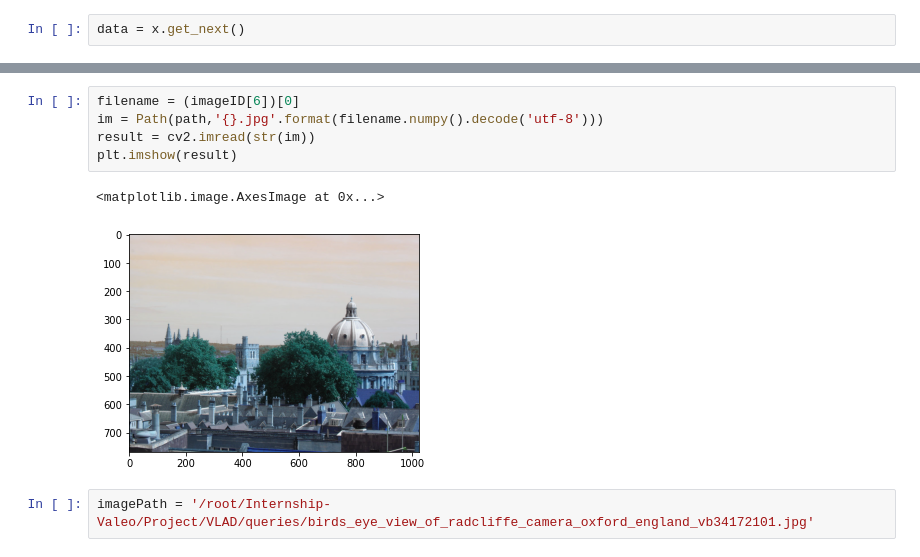
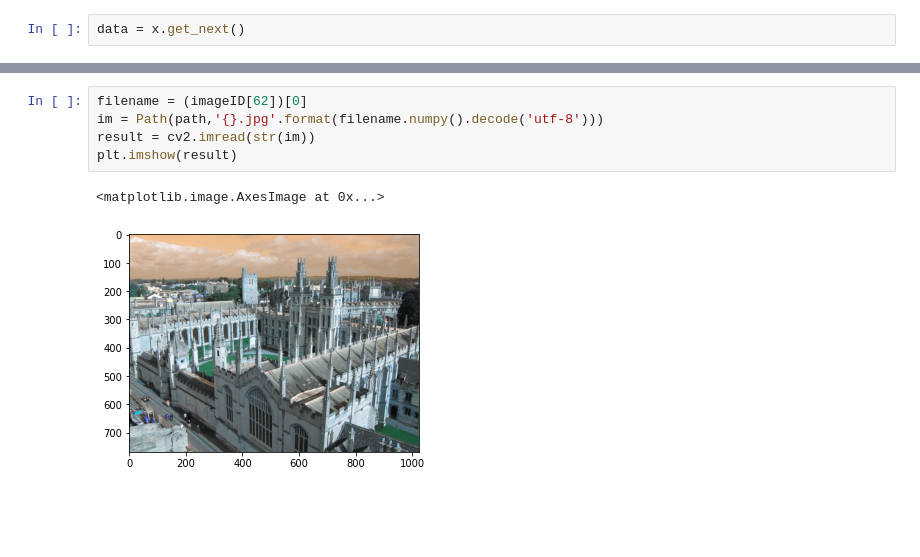
Before and after one commit to amit205/multi-task-learning, a Jupyter notebook: export_vlad_descriptors_oxford-mtl.ipynb, the cells around one changed output, grey strips where cells are left out. Saved outputs shown, nothing was run; the diff lists cells and outputs as text; blank space fills up the shorter version.

```diff
--- a/export_vlad_descriptors_oxford-mtl.ipynb
+++ b/export_vlad_descriptors_oxford-mtl.ipynb
@@ -831,10 +811,8 @@ TypeError: Can't convert object of type 'tensorflow.python.framework.ops.EagerTe
 # %%
-filename = (imageID[6])[0]
+filename = (imageID[62])[0]
 im = Path(path,'{}.jpg'.format(filename.numpy().decode('utf-8')))
 result = cv2.imread(str(im))
 plt.imshow(result)
 # %% [output]
 <matplotlib.image.AxesImage at 0x...>
-[figure, old version]
+[figure, new version]
-# %%
-imagePath = '/root/Internship-Valeo/Project/VLAD/queries/birds_eye_view_of_radcliffe_camera_oxford_england_vb34172101.jpg'
```
Also changed, not shown: parts of 18 cells of this notebook, 6 other files.
